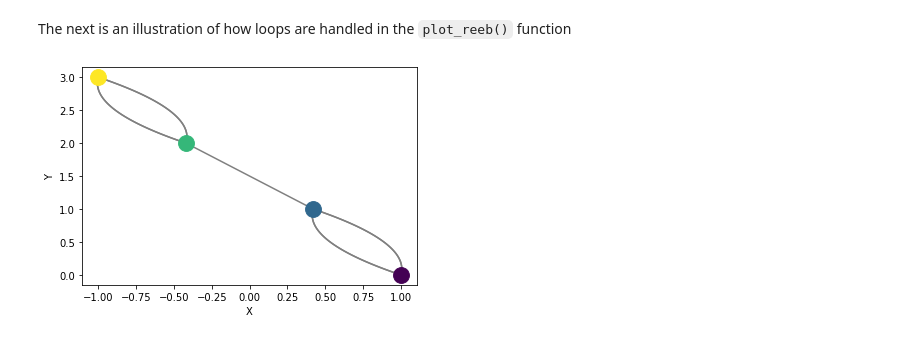
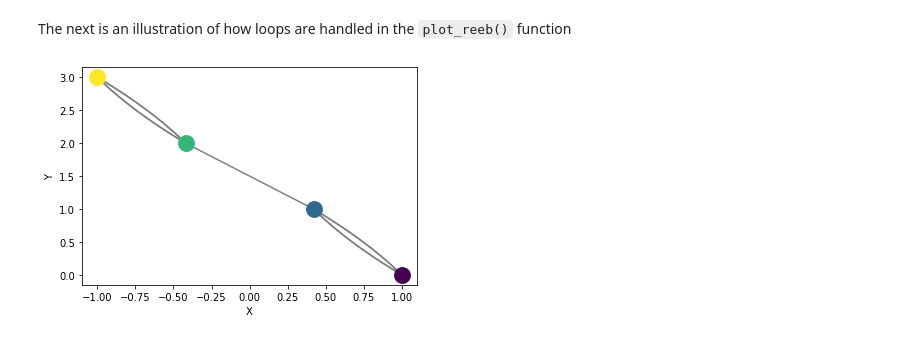
Before and after one commit to MunchLab/ceREEBerus, a Jupyter notebook: notebooks/reeb_plot.ipynb, the cells around one changed output. Saved outputs shown, nothing was run; the diff lists cells and outputs as text; code cells hidden in the pictures.

Commit message:
updated to include parameter in new graph function

```diff
--- a/notebooks/reeb_plot.ipynb
+++ b/notebooks/reeb_plot.ipynb
@@ -85,6 +85,7 @@ Reeb.plot_reeb(dm)
 The next is an illustration of how loops are handled in the `plot_reeb()` function
 # %%
 sl = graphs.reeb_simple_loops()
-Reeb.plot_reeb(sl)
-# %% [output]
-[figure, removed]
+# %%
+Reeb.plot_reeb(sl, cp=.1)
+# %% [output]
+[figure, added]
```
Also changed, not shown: parts of 6 cells of this notebook, 2 other files.
